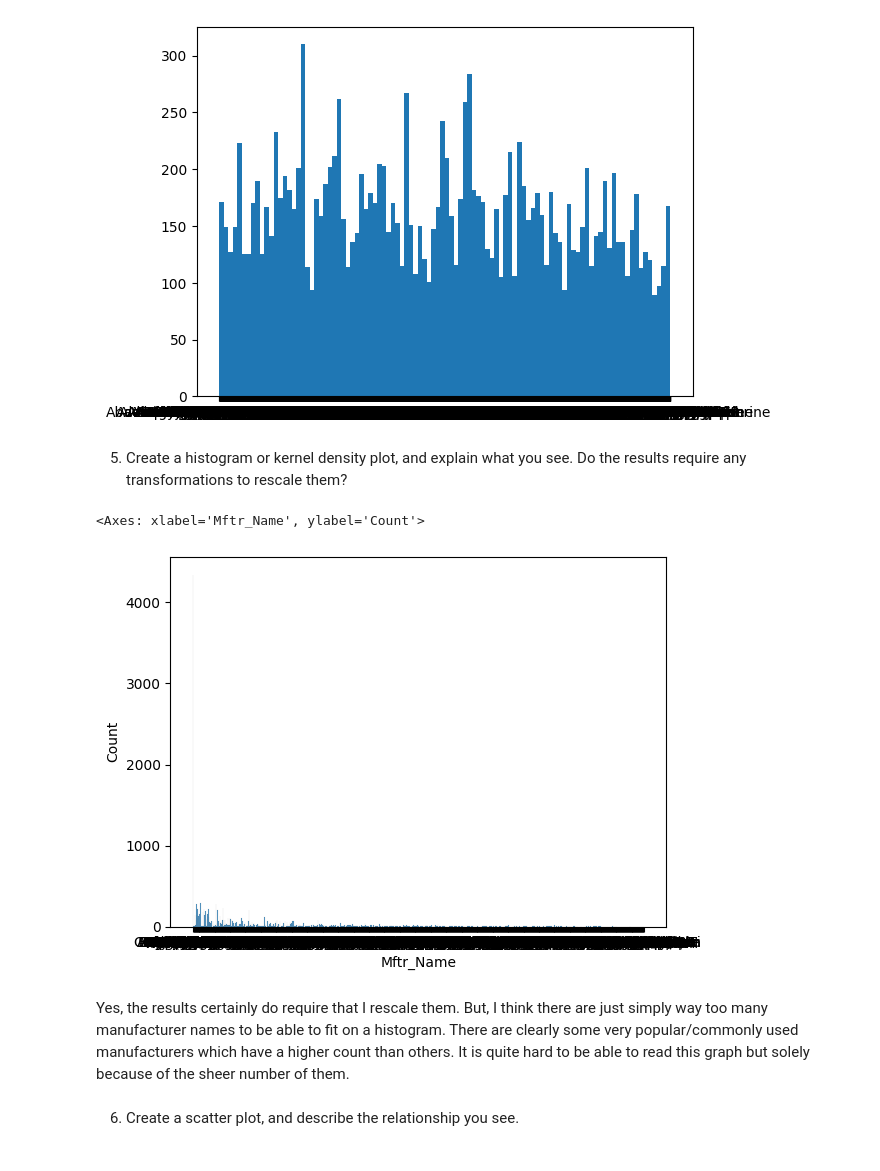
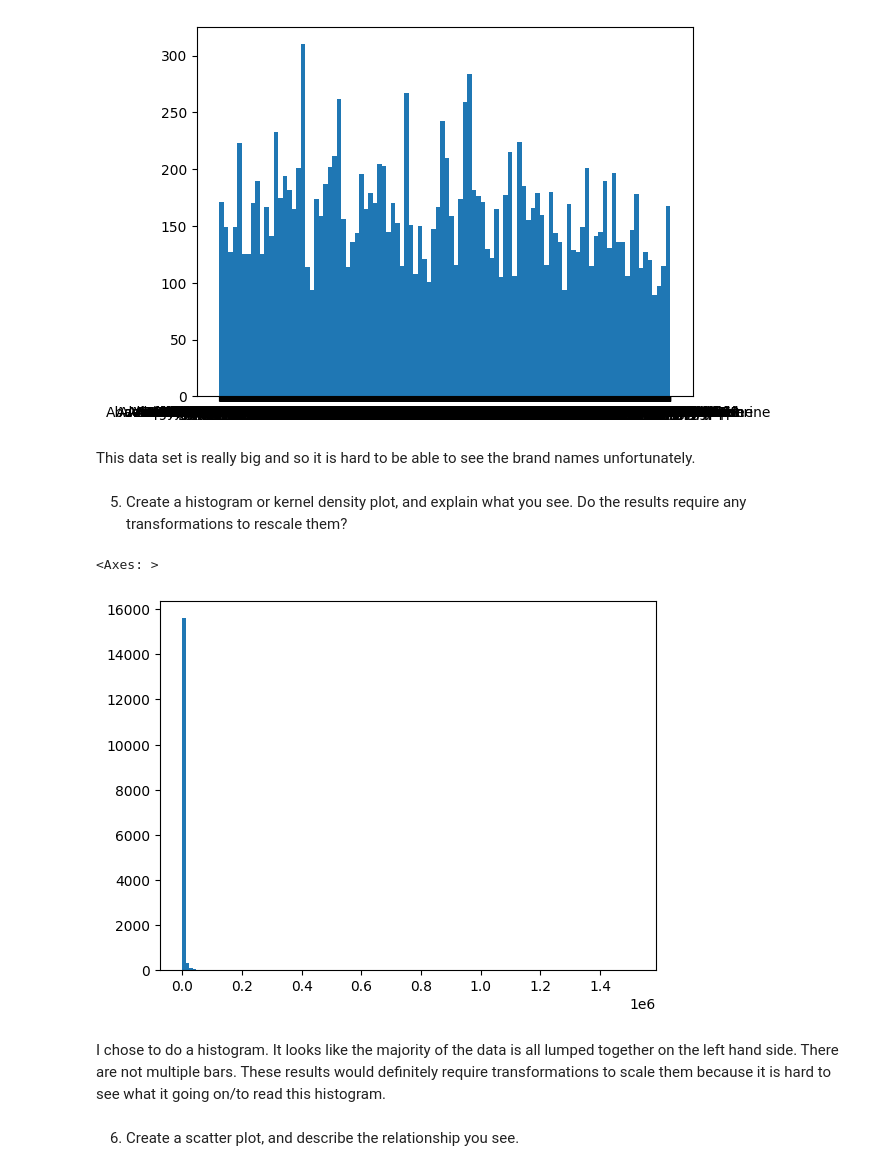
Before and after one commit to brithoang1/visualization, a Jupyter notebook: assignment/assignment.ipynb, the cells around one changed output. Cells and saved outputs as stored; diff of their text form; code cells hidden in the pictures.

```diff
--- a/assignment/assignment.ipynb
+++ b/assignment/assignment.ipynb
@@ -357,16 +375,18 @@ df2['Brnd_Name'].hist(bins=100,grid=False)
 # %% [output]
 <Axes: >
 [figure]
+# %% [markdown]
+This data set is really big and so it is hard to be able to see the brand names unfortunately.
 # %% [markdown]
 5. Create a histogram or kernel density plot, and explain what you see. Do the results require any transformations to rescale them?
 # %%
-#histogram for manufacturer name
-sns.histplot(df2['Mftr_Name'])
+#histogram
+df2['Avg_Spnd_Per_Clm_2021'].hist(bins=130,grid=False)
 # %% [output]
-<Axes: xlabel='Mftr_Name', ylabel='Count'>
+<Axes: >
-[figure, old version]
+[figure, new version]
 # %% [markdown]
-Yes, the results certainly do require that I rescale them. But, I think there are just simply way too many manufacturer names to be able to fit on a histogram. There are clearly some very popular/commonly used manufacturers which have a higher count than others. It is quite hard to be able to read this graph but solely because of the sheer number of them.
+I chose to do a histogram. It looks like the majority of the data is all lumped together on the left hand side. There are not multiple bars. These results would definitely require transformations to scale them because it is hard to see what it going on/to read this histogram.
 # %% [markdown]
 6. Create a scatter plot, and describe the relationship you see.
 # %%
```
Also changed, not shown: parts of 7 cells of this notebook.
